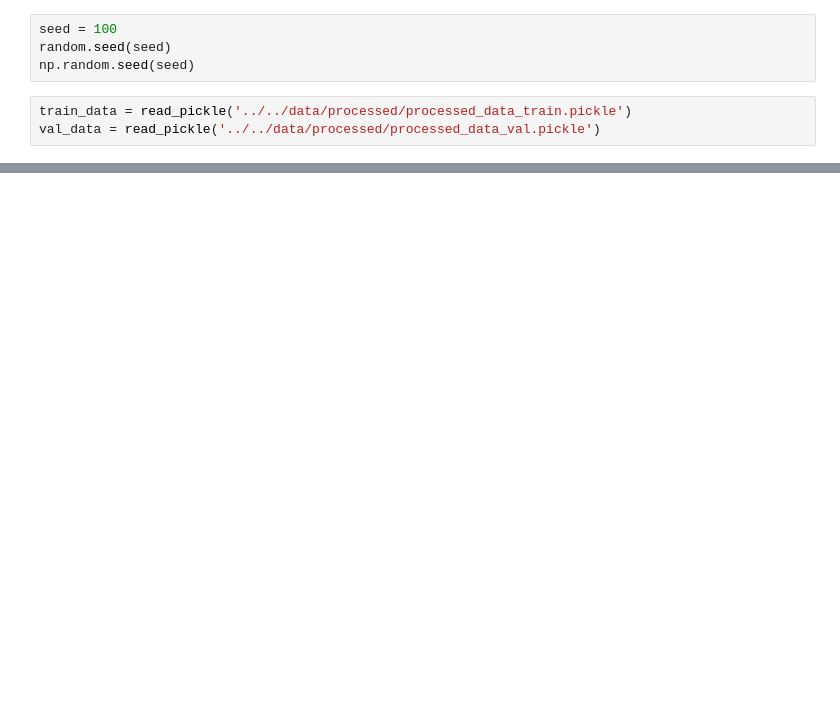
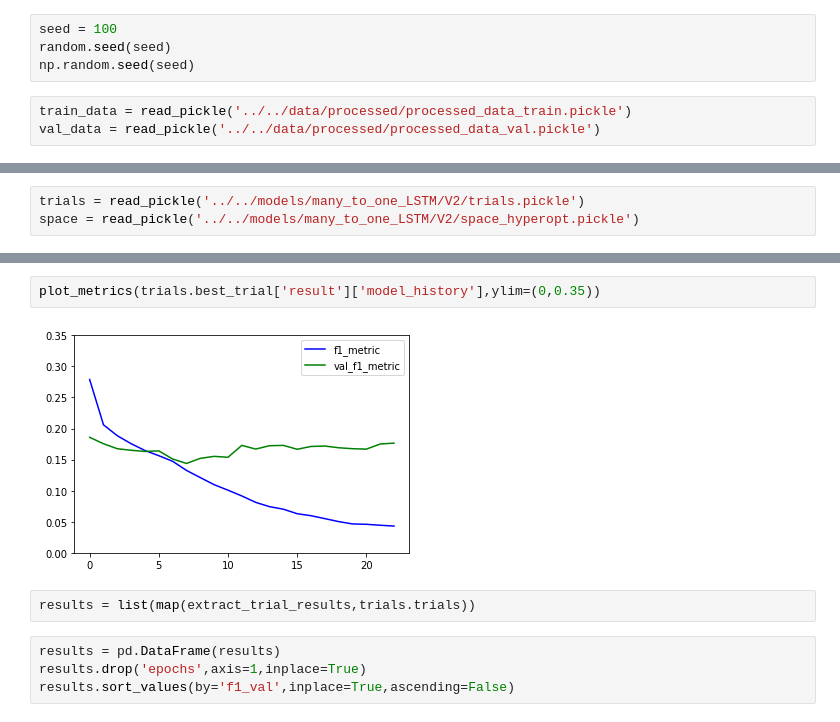
Before and after one commit to samirchar/toxic_comments, a Jupyter notebook: notebooks/train.ipynb, the cells around one changed output, grey strips where cells are left out. Saved outputs shown, nothing was run; the diff lists cells and outputs as text; blank space fills up the shorter version.

Commit message:
trained many to one 2 layer-bidirectional lstm model

```diff
--- a/notebooks/train.ipynb
+++ b/notebooks/train.ipynb
@@ -379,0 +387,3 @@ KeyboardInterrupt:
+# %%
+trials = read_pickle('../../models/many_to_one_LSTM/V2/trials.pickle')
+space = read_pickle('../../models/many_to_one_LSTM/V2/space_hyperopt.pickle')
@@ -379,0 +405,10 @@ KeyboardInterrupt:
+# %%
+plot_metrics(trials.best_trial['result']['model_history'],ylim=(0,0.35))
+# %% [output]
+[figure, added]
+# %%
+results = list(map(extract_trial_results,trials.trials))
+# %%
+results = pd.DataFrame(results)
+results.drop('epochs',axis=1,inplace=True)
+results.sort_values(by='f1_val',inplace=True,ascending=False)
```
Also changed, not shown: parts of 79 cells of this notebook, 9 other files.
